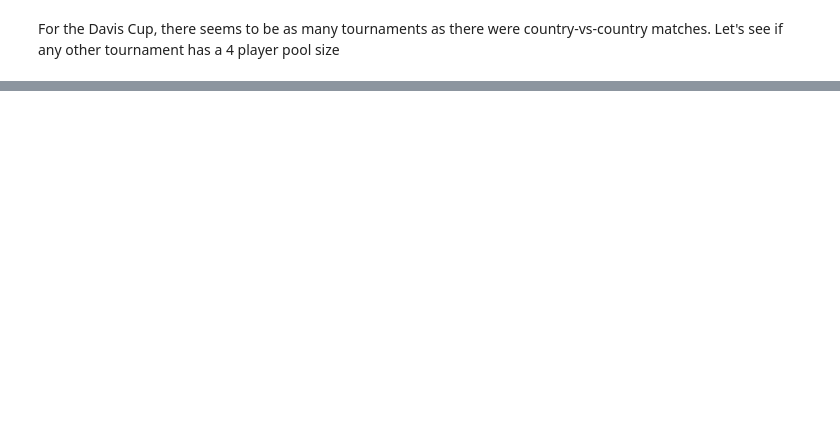
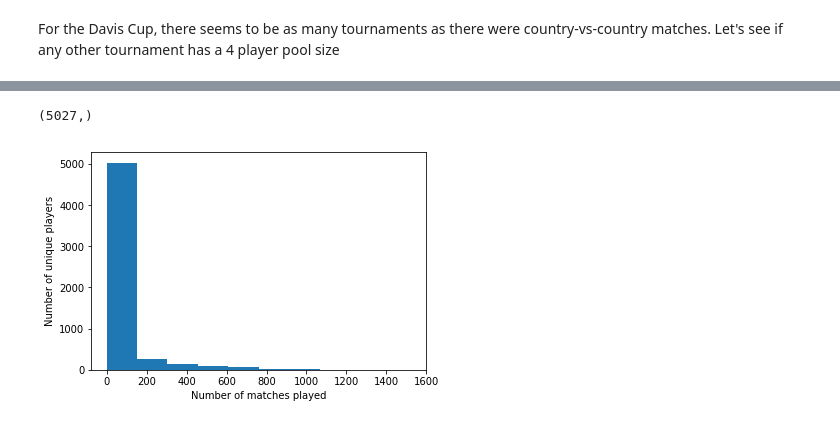
Before and after one commit to daillouf/CasinoRoyal, a Jupyter notebook: Tennis.ipynb, the cells around one changed output, grey strips where cells are left out. Drawn from its saved outputs; the diff is of its cells as text; code cells hidden in the pictures; blank space fills up the shorter version.

```diff
--- a/Tennis.ipynb
+++ b/Tennis.ipynb
@@ -116,0 +80,6 @@ tennis_atp_records.where(tennis_atp_records.loc[:,['winner_name']]=='Jean michel
+# %%
+win_counts = tennis_atp_records.groupby('winner_name').count()
+win_counts['win_count'] = win_counts['tourney_name']
+
+print(type(win_counts), win_counts.shape, win_counts.columns)
+win_counts['win_count'].sort_values()
@@ -116,0 +117,6 @@ tennis_atp_records.where(tennis_atp_records.loc[:,['winner_name']]=='Jean michel
+# %%
+loose_counts = tennis_atp_records.groupby('loser_name').count()
+print(type(loose_counts), loose_counts.shape, loose_counts.columns)
+print(loose_counts['tourney_name'].sort_values()['Roger Federer'])
+total = (win_counts + loose_counts)['tourney_name'].fillna(-1).sort_values()
+total
@@ -116,0 +156,10 @@ tennis_atp_records.where(tennis_atp_records.loc[:,['winner_name']]=='Jean michel
+# %%
+print(total[total < 150].shape)
+y, x = np.histogram(total)
+plt.hist(total)
+plt.ylabel('Number of unique players')
+plt.xlabel('Number of matches played')
+plt.show()
+# %% [output]
+(5027,)
+[figure, added]
```
Also changed, not shown: parts of 56 cells of this notebook.
